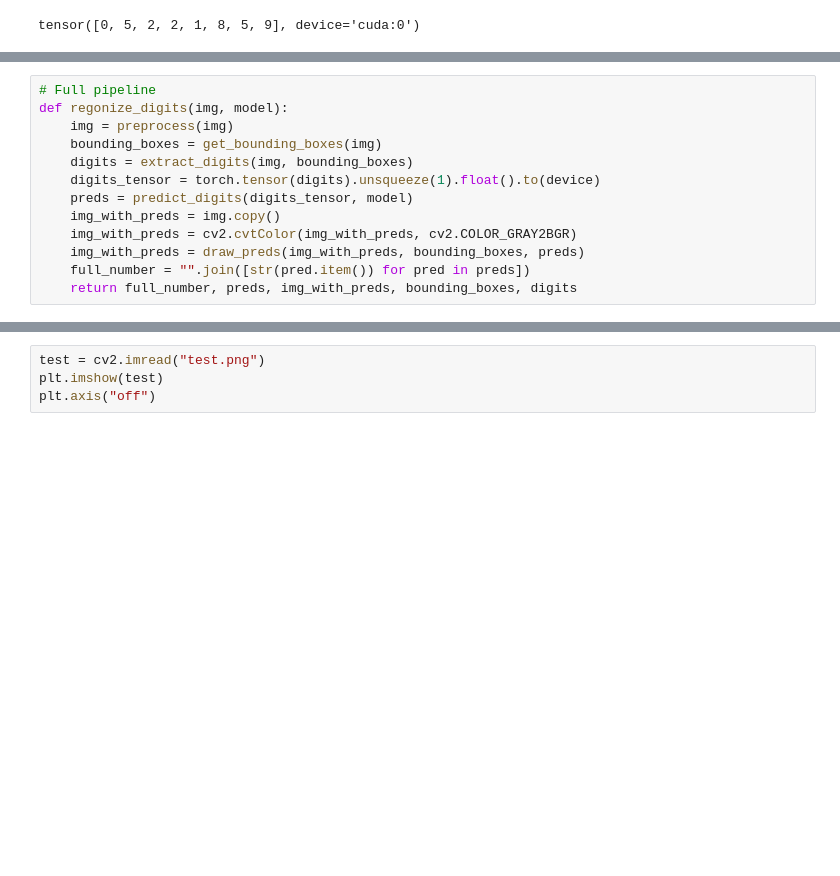
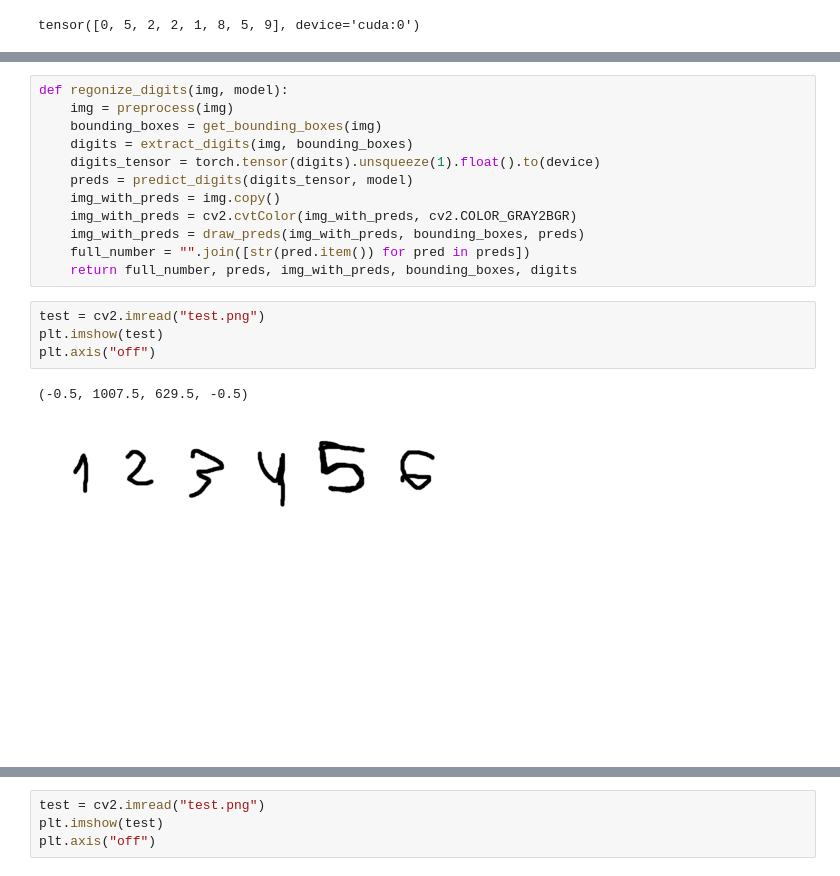
Before and after one commit to threeteck/ML.ITIS, a Jupyter notebook: 9.ipynb, the cells around one changed output, grey strips where cells are left out. Drawn from its saved outputs; the diff is of its cells as text; blank space fills up the shorter version.

```diff
--- a/9.ipynb
+++ b/9.ipynb
@@ -265,5 +206,4 @@ plt.imshow(img_with_preds)
 # %%
-# Full pipeline
 def regonize_digits(img, model):
     img = preprocess(img)
     bounding_boxes = get_bounding_boxes(img)
@@ -275,3 +215,10 @@ def regonize_digits(img, model):
     img_with_preds = draw_preds(img_with_preds, bounding_boxes, preds)
     full_number = "".join([str(pred.item()) for pred in preds])
     return full_number, preds, img_with_preds, bounding_boxes, digits
+# %%
+test = cv2.imread("test.png")
+plt.imshow(test)
+plt.axis("off")
+# %% [output]
+(-0.5, 1007.5, 629.5, -0.5)
+[figure, added]
```
Also changed, not shown: parts of 18 cells of this notebook.
